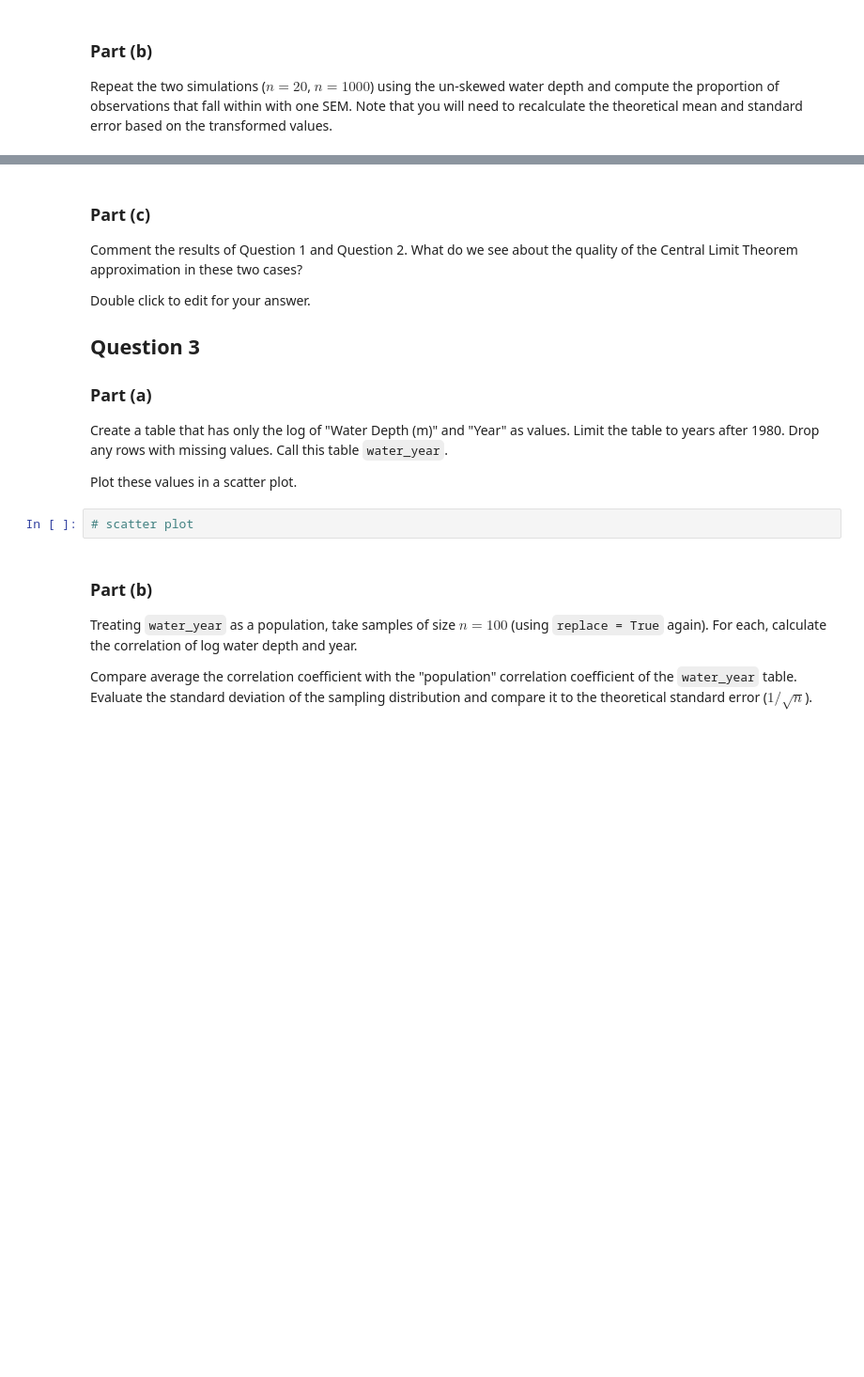
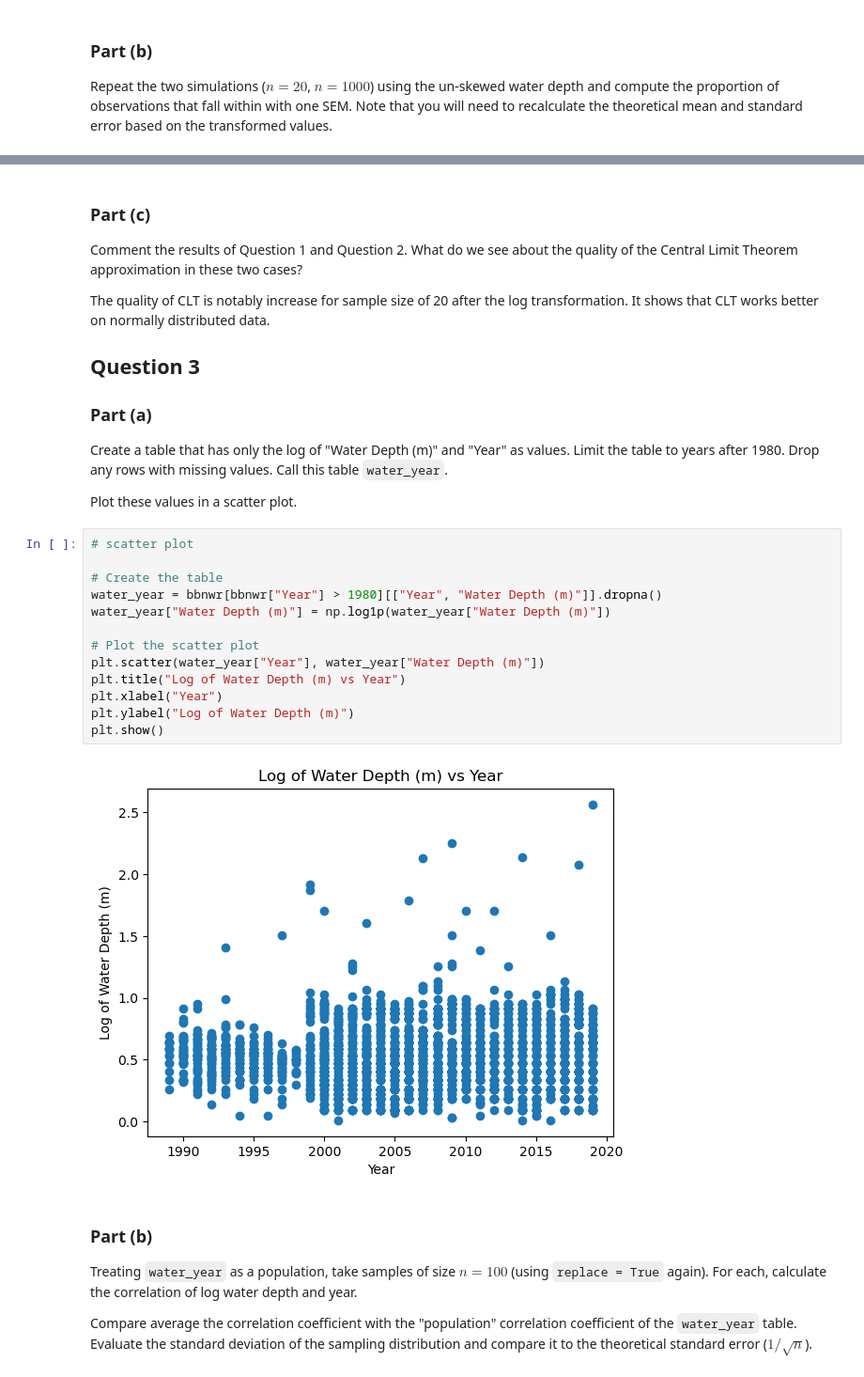
Before and after one commit to zhuol0129/homework-08-ZL, a Jupyter notebook: hw8.ipynb, the cells around one changed output, grey strips where cells are left out. Shown at 94% size. Saved outputs shown, nothing was run; the diff lists cells and outputs as text; blank space fills up the shorter version.

```diff
--- a/hw8.ipynb
+++ b/hw8.ipynb
@@ -94,7 +236,7 @@ Repeat the two simulations ($n = 20$, $n = 1000$) using the un-skewed water dept
 
 Comment the results of Question 1 and Question 2. What do we see about the quality of the Central Limit Theorem approximation in these two cases?
 
-Double click to edit for your answer.
+The quality of CLT is notably increase for sample size of 20 after the log transformation. It shows that CLT works better on normally distributed data.
 
 ## Question 3
 
@@ -103,8 +245,21 @@ Double click to edit for your answer.
 Create a table that has only the log of "Water Depth (m)" and "Year" as values. Limit the table to years after 1980. Drop any rows with missing values. Call this table `water_year`.
 
 Plot these values in a scatter plot.
-# %%
-# scatter plot
+# %%
+# scatter plot
+
+# Create the table
+water_year = bbnwr[bbnwr["Year"] > 1980][["Year", "Water Depth (m)"]].dropna()
+water_year["Water Depth (m)"] = np.log1p(water_year["Water Depth (m)"])
+
+# Plot the scatter plot
+plt.scatter(water_year["Year"], water_year["Water Depth (m)"])
+plt.title("Log of Water Depth (m) vs Year")
+plt.xlabel("Year")
+plt.ylabel("Log of Water Depth (m)")
+plt.show()
+# %% [output]
+[figure, added]
 # %% [markdown]
 ### Part (b)
 
```
Also changed, not shown: parts of 19 cells of this notebook.
